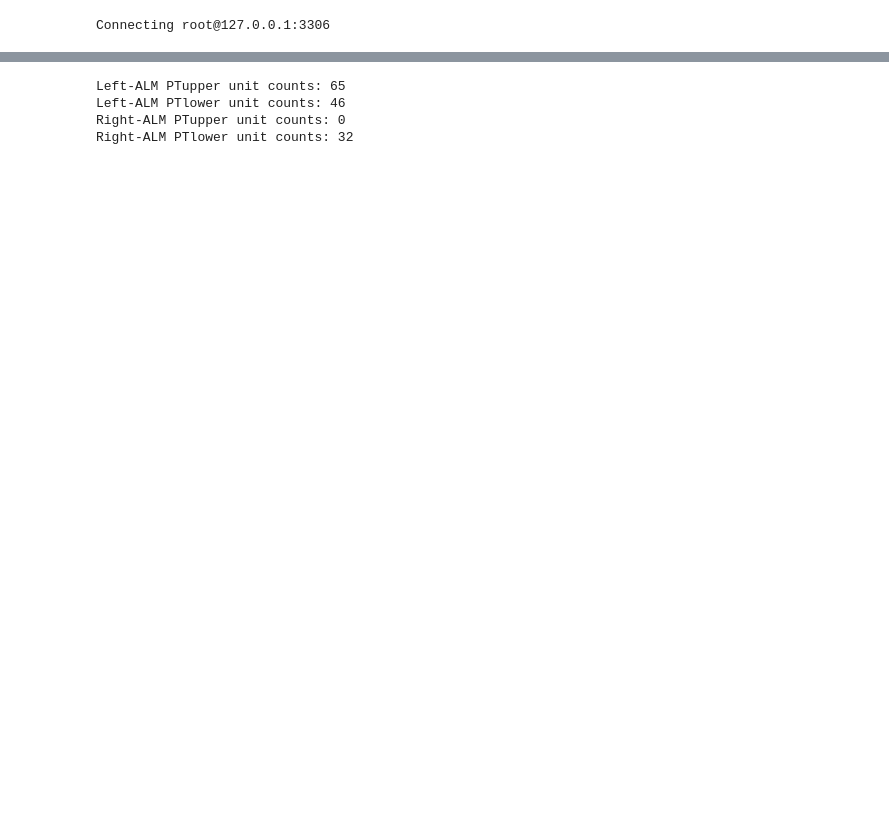
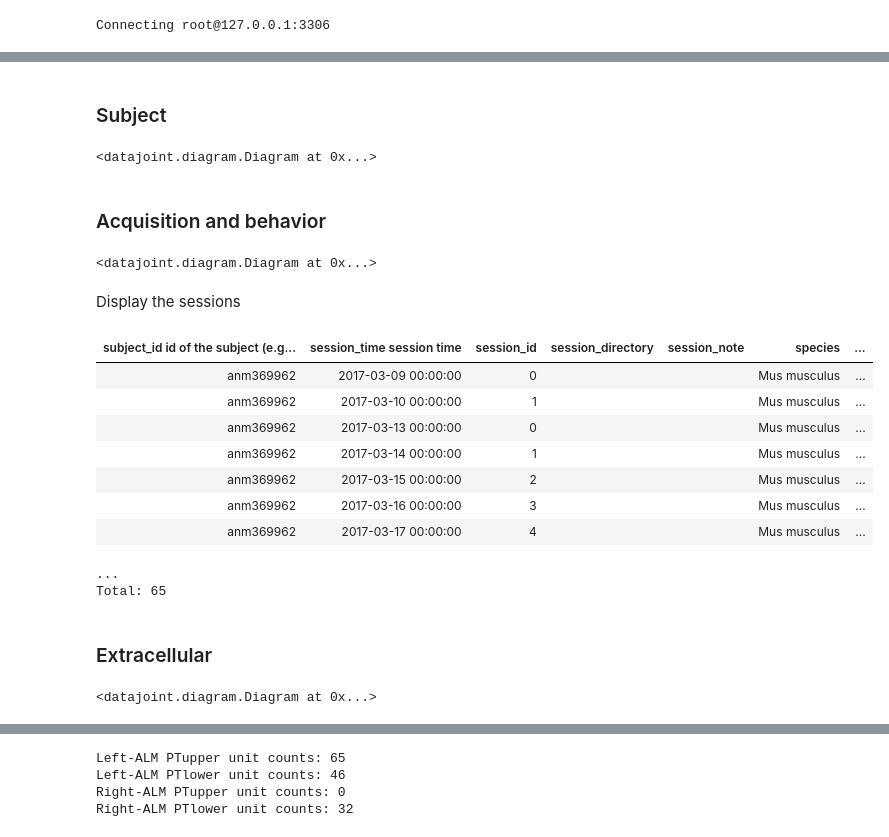
Before and after one commit to datajoint-company/DJ-NWB-Economo-2018, a Jupyter notebook: notebooks/Economo-2018-examples.ipynb, the cells around one changed output, grey strips where cells are left out. Saved outputs shown, nothing was run; the diff lists cells and outputs as text; code cells hidden in the pictures; blank space fills up the shorter version.

```diff
--- a/notebooks/Economo-2018-examples.ipynb
+++ b/notebooks/Economo-2018-examples.ipynb
@@ -30,0 +44,33 @@ Connecting root@127.0.0.1:3306
+# %% [markdown]
+### Subject
+# %%
+dj.Diagram(subject) - 1
+# %% [output]
+<datajoint.diagram.Diagram at 0x...>
+# %% [markdown]
+### Acquisition and behavior
+# %%
+dj.Diagram(acquisition) - 1 + dj.Diagram(behavior)
+# %% [output]
+<datajoint.diagram.Diagram at 0x...>
+# %% [markdown]
+Display the sessions
+# %%
+acquisition.Session * subject.Subject
+# %% [output]
+| subject_id id of the subject (e.g... | session_time session time | session_id | session_directory | session_note | species | ... |
+| anm369962 | 2017-03-09 00:00:00 | 0 |  |  | Mus musculus | ... |
+| anm369962 | 2017-03-10 00:00:00 | 1 |  |  | Mus musculus | ... |
+| anm369962 | 2017-03-13 00:00:00 | 0 |  |  | Mus musculus | ... |
+| anm369962 | 2017-03-14 00:00:00 | 1 |  |  | Mus musculus | ... |
+| anm369962 | 2017-03-15 00:00:00 | 2 |  |  | Mus musculus | ... |
+| anm369962 | 2017-03-16 00:00:00 | 3 |  |  | Mus musculus | ... |
+| anm369962 | 2017-03-17 00:00:00 | 4 |  |  | Mus musculus | ... |
+...
+Total: 65
+# %% [markdown]
+### Extracellular
+# %%
+dj.Diagram(extracellular) - 1
+# %% [output]
+<datajoint.diagram.Diagram at 0x...>
```
Also changed, not shown: parts of 28 cells of this notebook, 2 other files.
